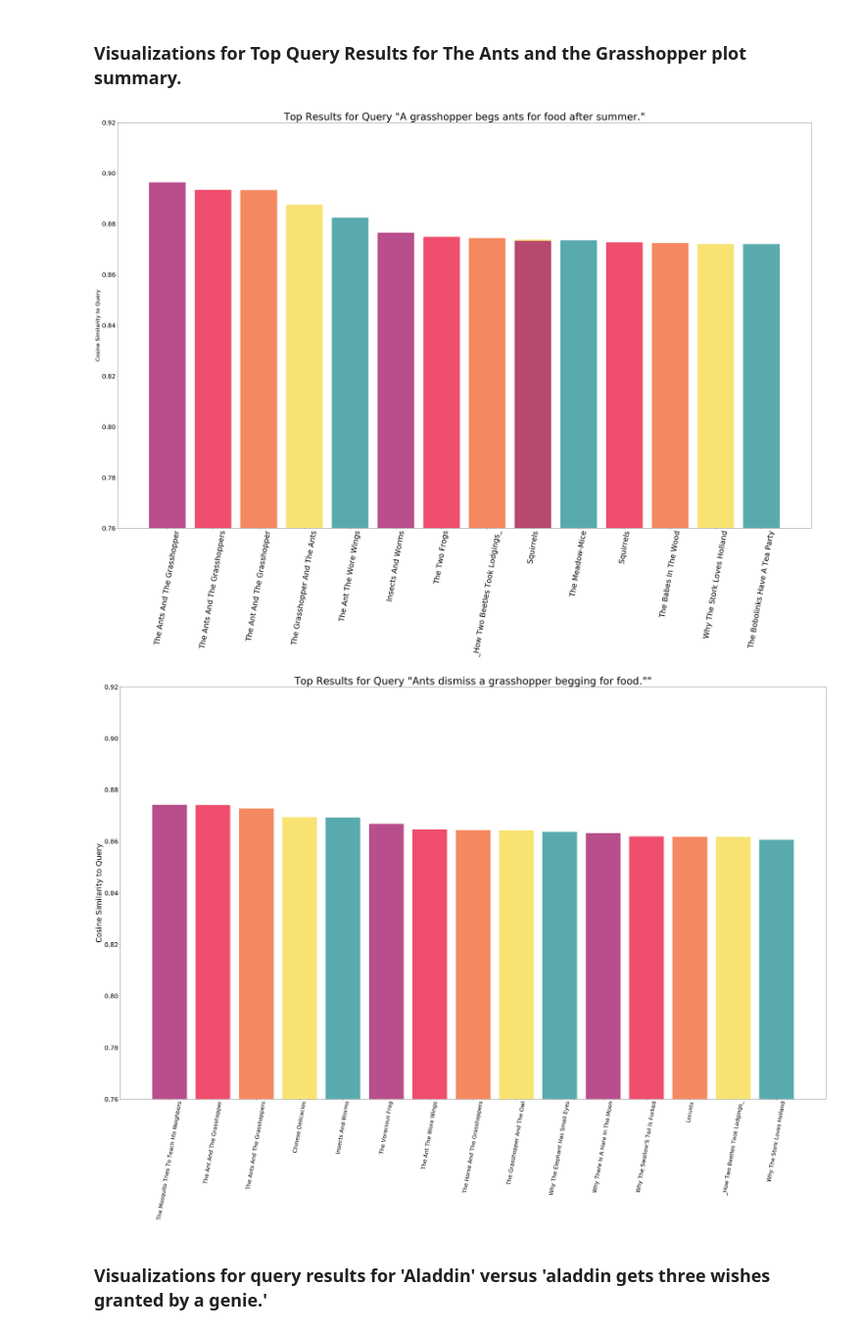
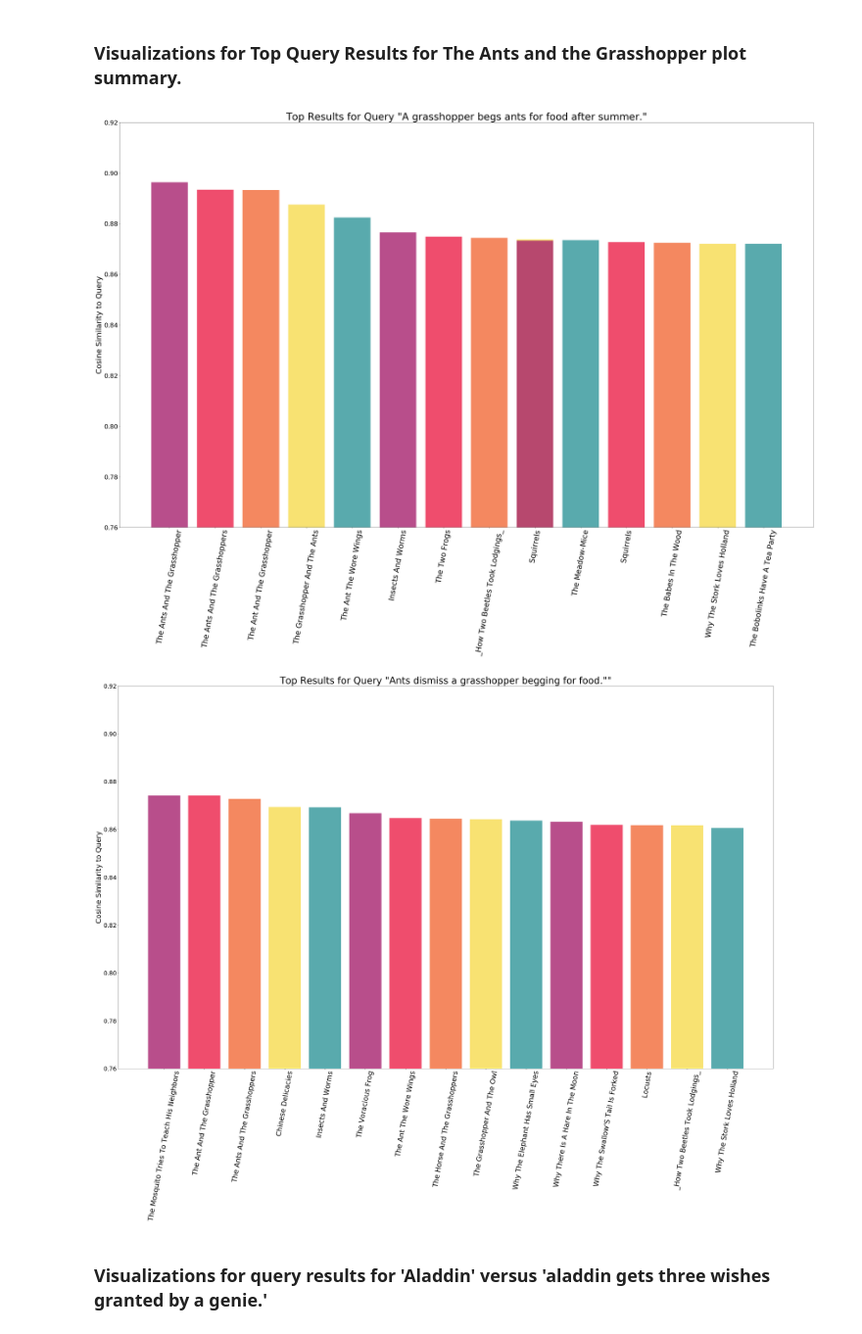
Before and after one commit to freeebooksdotcom/story_project, a Jupyter notebook: modeling_entire_dataset_designing_frontend_functions.ipynb, the cells around one changed output. Shown at 98% size. Drawn from its saved outputs; the diff is of its cells as text; code cells hidden in the pictures.

```diff
--- a/modeling_entire_dataset_designing_frontend_functions.ipynb
+++ b/modeling_entire_dataset_designing_frontend_functions.ipynb
@@ -27,7 +27,7 @@ import random
 # %%
 nlp=spacy.load('en_core_web_md')
 # %%
-df=pd.read_csv('final_stories_no_vectors.csv')
+df=pd.read_csv('../final_stories_no_vectors.csv')
 # %% [markdown]
 # Preprocessing the Entire Dataset
 # %%
@@ -233,0 +246,20 @@ sample_results(query('A grasshopper begs ants for food after summer.'))
+# %%
+def correct_possessives(title):
+    if "'" in title:
+        mark= title.index("'")
+        clean_title=""
+        previous_mark=False
+        for i in range(len(title)):
+            if previous_mark and title[i]=='S':
+                clean_title+=title[i].lower()
+                previous_mark=False
+
+            elif title[i]=="'":
+                clean_title+=title[i]
+                previous_mark=True
+
+            else:
+                clean_title+=title[i]
+                previous_mark=False
+        title=clean_title
+    return title
@@ -233,0 +270,2 @@ sample_results(query('A grasshopper begs ants for food after summer.'))
+# %%
+df.story_title=[correct_possessives(title) for title in df.story_title]
@@ -565,26 +626,26 @@ valuesB= [value for title, value in bar_dataB]
 fig, axs=plt.subplots(nrows=1, ncols=1, figsize=[50,30])
 axs.bar(indexA, valuesA, alpha=0.8, color=['#A7226E', '#EC2049', '#F26B38', '#F7DB4F', '#2F9599'])
 axs.set_ylim([0.76,0.92])
-axs.set_ylabel('Cosine Similarity to Query', fontsize=22)
+axs.set_ylabel('Cosine Similarity to Query', fontsize=30)
 axs.set_xticklabels(indexA, rotation=80,fontsize=30)
 plt.yticks(fontsize=25 )
 axs.set_title('Top Results for Query "A grasshopper begs ants for food after summer."', fontsize=40)
 plt.show()
 fig.savefig('grasshopper_query.png')
 # %% [output]
-[figure, old version]
+[figure, new version]
 # %%
 fig, axs=plt.subplots(nrows=1, ncols=1, figsize=[50,30])
 axs.bar(indexB, valuesB, alpha=0.8, color=['#A7226E', '#EC2049', '#F26B38', '#F7DB4F', '#2F9599'])
 axs.set_ylim([0.76,0.92])
 axs.set_ylabel('Cosine Similarity to Query', fontsize=30)
-axs.set_xticklabels(indexB, rotation=80,fontsize=22 )
+axs.set_xticklabels(indexB, rotation=80,fontsize=30)
 plt.yticks(fontsize=25)
 axs.set_title('Top Results for Query "Ants dismiss a grasshopper begging for food.""', fontsize=40)
 plt.show()
 fig.savefig('antsquery.png')
 # %% [output]
-[figure, old version]
+[figure, new version]
 # %% [markdown]
 ### Visualizations for query results for 'Aladdin' versus 'aladdin gets three wishes granted by a genie.'
 # %%
```
Also changed, not shown: parts of 15 cells of this notebook.
